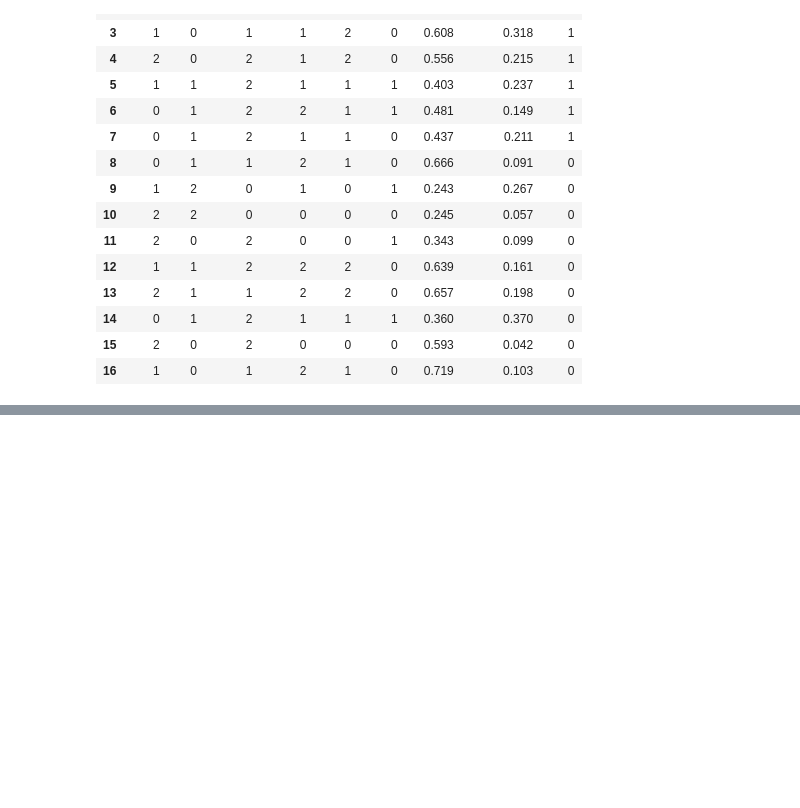
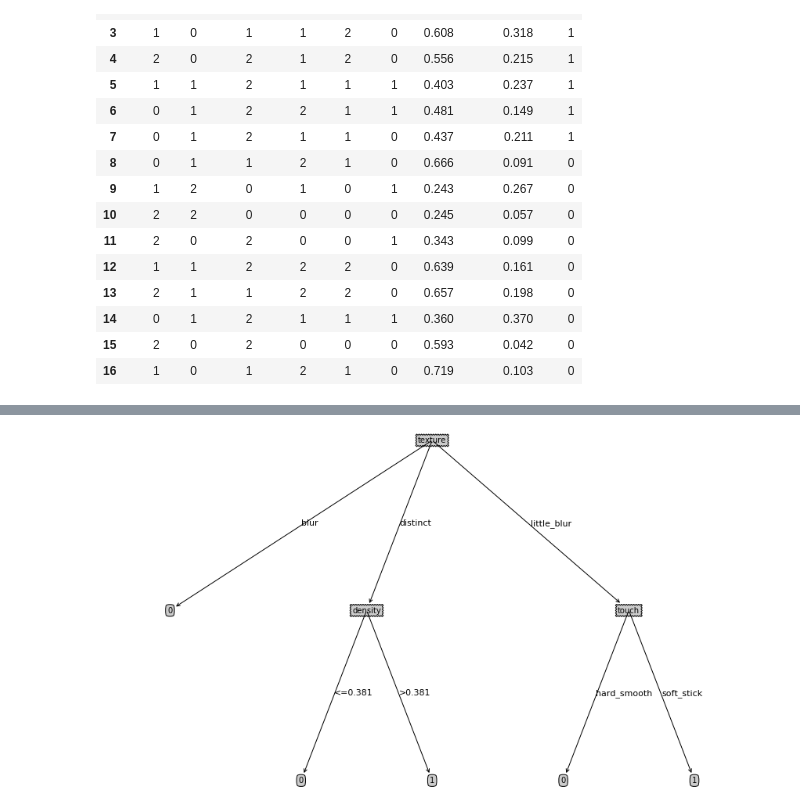
Before and after one commit to ikangaroo/LiHongYi, a Jupyter notebook: HomeWork2/decision tree.ipynb, the cells around one changed output, grey strips where cells are left out. Drawn from its saved outputs; the diff is of its cells as text; code cells hidden in the pictures; blank space fills up the shorter version.

```diff
--- a/HomeWork2/decision tree.ipynb
+++ b/HomeWork2/decision tree.ipynb
@@ -358,0 +510,4 @@ newdata
+# %%
+createPlot(a)
+# %% [output]
+[figure, added]
```
Also changed, not shown: parts of 10 cells of this notebook.
